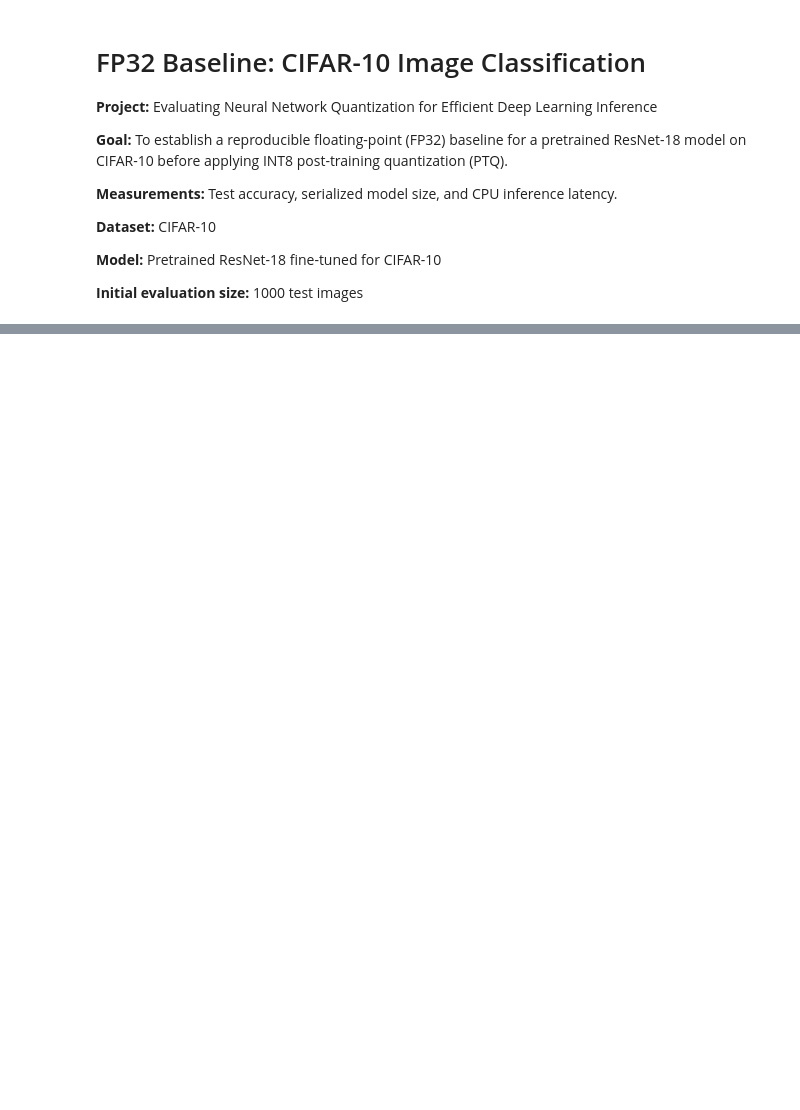
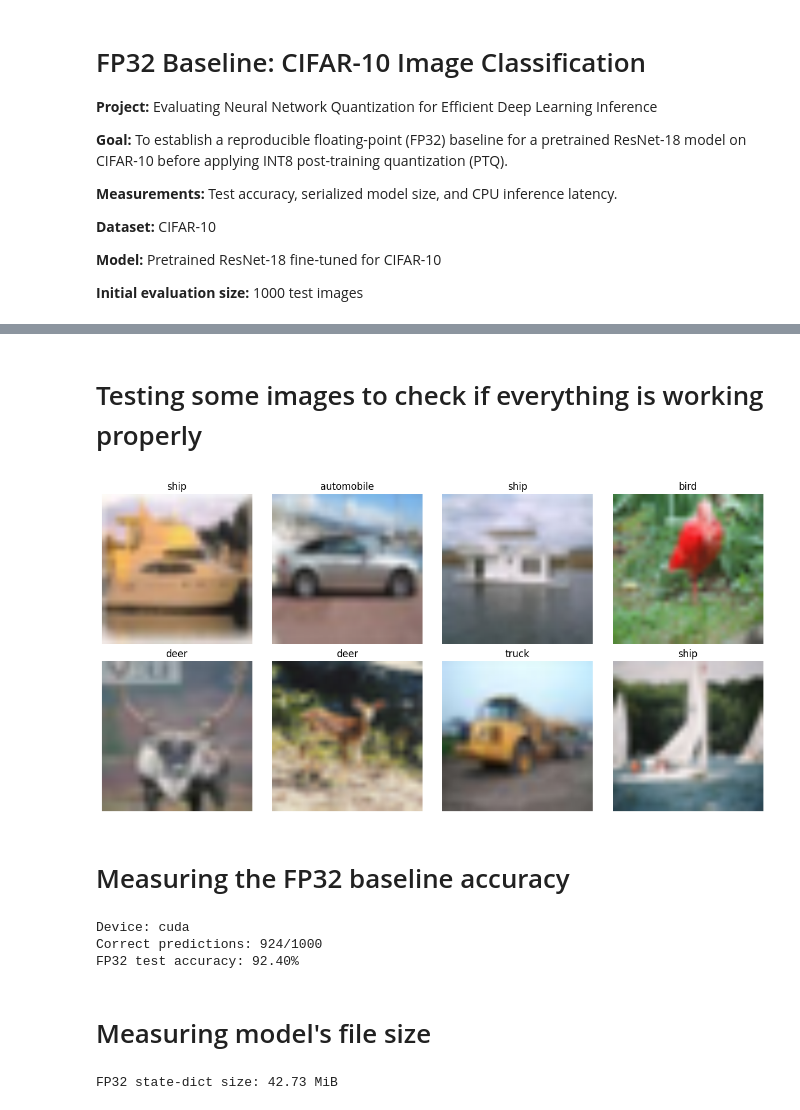
Before and after one commit to FakeGuestCA/DL-Quantization-Project, a Jupyter notebook: notebooks/01_fp32_baseline.ipynb, the cells around one changed output, grey strips where cells are left out. Saved outputs shown, nothing was run; the diff lists cells and outputs as text; code cells hidden in the pictures; blank space fills up the shorter version.

Commit message:
Finished FP32 baseline + results

```diff
--- a/notebooks/01_fp32_baseline.ipynb
+++ b/notebooks/01_fp32_baseline.ipynb
@@ -39,0 +150,79 @@ model.safetensors: downloading bytes:           |  0.00B
+# %% [markdown]
+# Testing some images to check if everything is working properly
+# %%
+classes = train_dataset.classes
+
+images, labels = next(iter(test_loader))
+
+fig, axes = plt.subplots(2, 4, figsize=(12, 6))
+
+mean = torch.tensor(
+    (0.49139968, 0.48215827, 0.44653124)
+).view(3, 1, 1)
+
+std = torch.tensor(
+    (0.24703233, 0.24348505, 0.26158768)
+).view(3, 1, 1)
+
+for i, ax in enumerate(axes.flat):
+    image = images[i] * std + mean
+    image = image.clamp(0, 1).permute(1, 2, 0)
+
+    ax.imshow(image)
+    ax.set_title(classes[labels[i]])
+    ax.axis("off")
+
+plt.tight_layout()
+plt.show()
+# %% [output]
+[figure, added]
+# %% [markdown]
+# Measuring the FP32 baseline accuracy
+# %%
+device = torch.device(
+    "cuda" if torch.cuda.is_available() else "cpu"
+)
+
+model = model.to(device)
+model.eval()
+
+correct = 0
+total = 0
+
+with torch.inference_mode():
+    for images, labels in test_loader:
+        images = images.to(device)
+        labels = labels.to(device)
+
+        outputs = model(images)
+        predictions = outputs.argmax(dim=1)
+
+        correct += (predictions == labels).sum().item()
+        total += labels.size(0)
+
+baseline_accuracy = 100.0 * correct / total
+
+print(f"Device: {device}")
+print(f"Correct predictions: {correct}/{total}")
+print(f"FP32 test accuracy: {baseline_accuracy:.2f}%")
+# %% [output]
+Device: cuda
+Correct predictions: 924/1000
+FP32 test accuracy: 92.40%
+# %% [markdown]
+# Measuring model's file size
+# %%
+os.makedirs("results", exist_ok=True)
+os.makedirs("results/figures", exist_ok=True)
+
+torch.save(model.cpu().state_dict(), "fp32_state_dict.pt")
+
+fp32_size_mb = os.path.getsize(
+    "fp32_state_dict.pt"
+) / (1024 ** 2)
+
+print(f"FP32 state-dict size: {fp32_size_mb:.2f} MiB")
+
+model = model.to(device)
+# %% [output]
+FP32 state-dict size: 42.73 MiB
```
Also changed, not shown: parts of 15 cells of this notebook, 1 other file.
